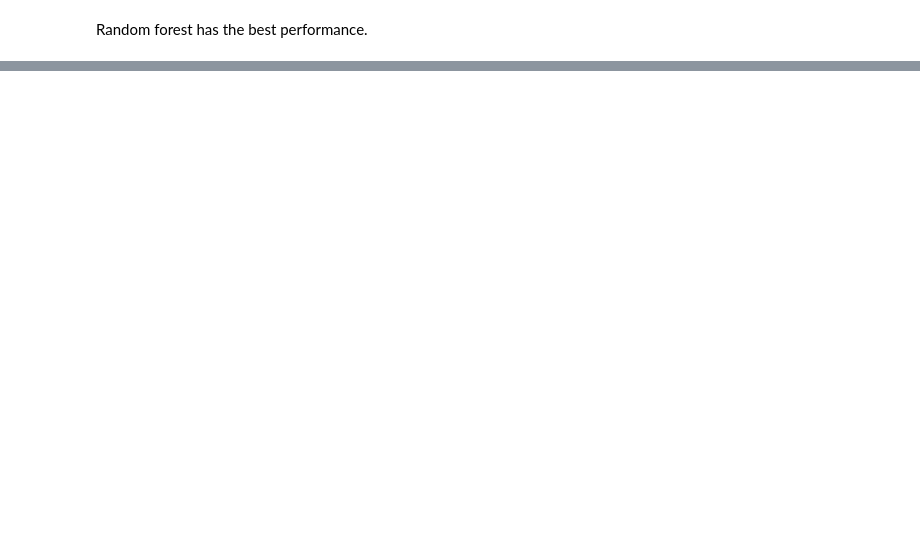
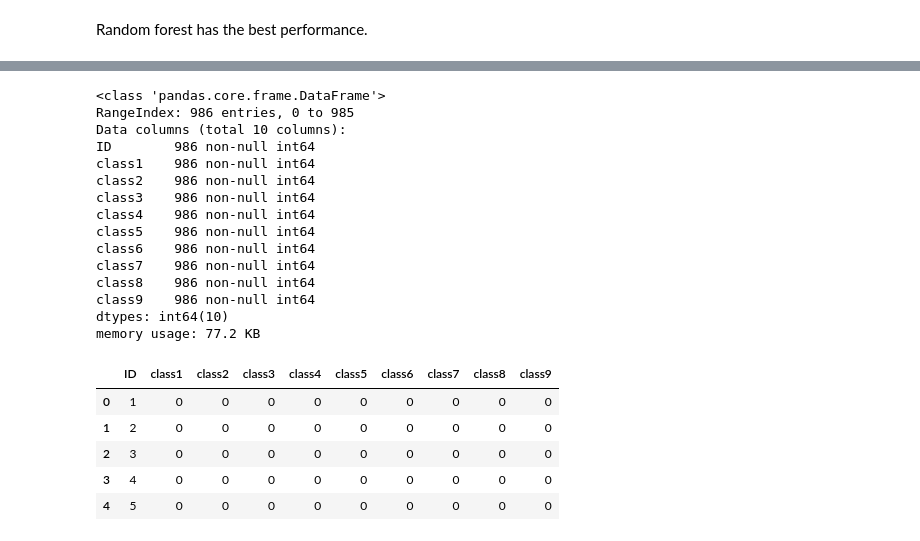
Before and after one commit to arun112000/msk-redefining-cancer-treatment, a Jupyter notebook: Redefining Cancer Treatment.ipynb, the cells around one changed output, grey strips where cells are left out. Saved outputs shown, nothing was run; the diff lists cells and outputs as text; code cells hidden in the pictures; blank space fills up the shorter version.

```diff
--- a/Redefining Cancer Treatment.ipynb
+++ b/Redefining Cancer Treatment.ipynb
@@ -653,0 +646,26 @@ Out of the top 100 features, 25 are present in query point
+# %%
+submission=pd.read_csv("data/stage2_sample_submission.csv")
+submission.info()
+submission.head()
+# %% [output]
+<class 'pandas.core.frame.DataFrame'>
+RangeIndex: 986 entries, 0 to 985
+Data columns (total 10 columns):
+ID        986 non-null int64
+class1    986 non-null int64
+class2    986 non-null int64
+class3    986 non-null int64
+class4    986 non-null int64
+class5    986 non-null int64
+class6    986 non-null int64
+class7    986 non-null int64
+class8    986 non-null int64
+class9    986 non-null int64
+dtypes: int64(10)
+memory usage: 77.2 KB
+|  | ID | class1 | class2 | class3 | class4 | class5 | class6 | class7 | class8 | class9 |
+| 0 | 1 | 0 | 0 | 0 | 0 | 0 | 0 | 0 | 0 | 0 |
+| 1 | 2 | 0 | 0 | 0 | 0 | 0 | 0 | 0 | 0 | 0 |
+| 2 | 3 | 0 | 0 | 0 | 0 | 0 | 0 | 0 | 0 | 0 |
+| 3 | 4 | 0 | 0 | 0 | 0 | 0 | 0 | 0 | 0 | 0 |
+| 4 | 5 | 0 | 0 | 0 | 0 | 0 | 0 | 0 | 0 | 0 |
```
Also changed, not shown: parts of 53 cells of this notebook.
